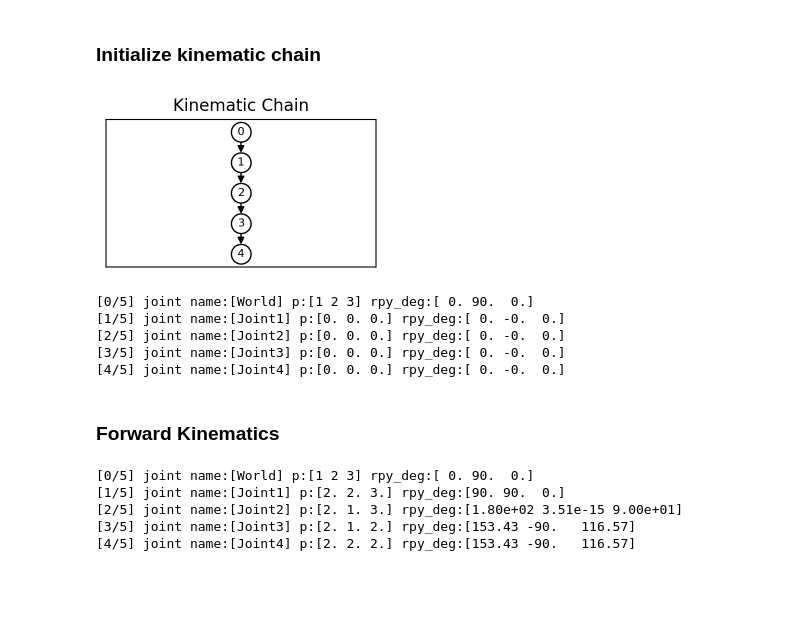
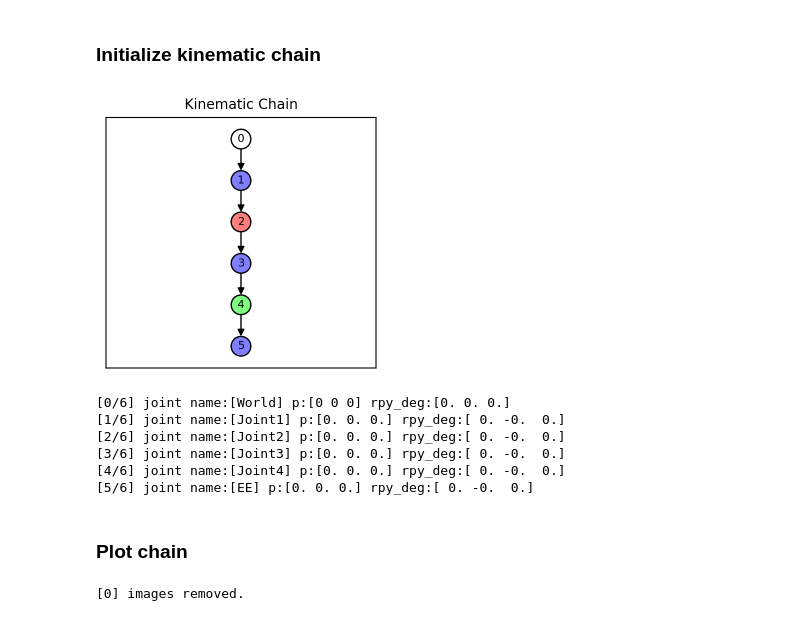
Before and after one commit to sjchoi86/yet-another-mujoco-tutorial-v3, a Jupyter notebook: code/demo_unit_02_kinematic_chain.ipynb, the cells around one changed output. Saved outputs shown, nothing was run; the diff lists cells and outputs as text; code cells hidden in the pictures; blank space fills up the shorter version.

Commit message:
Added kinematic chain functionalities

```diff
--- a/code/demo_unit_02_kinematic_chain.ipynb
+++ b/code/demo_unit_02_kinematic_chain.ipynb
@@ -168,27 +21,27 @@ Ready.
 ### Initialize kinematic chain
 # %%
 KC = KinematicChainClass(name='Kinematic Chain')
-KC.add_joint(name='World',p=np.array([1,2,3]),R=rpy2r(np.radians([0,90,0])))
-KC.add_joint(name='Joint1',parent_name='World',
-             p_offset=np.array([0,0,1]),R_offset=rpy2r(np.radians([90,0,0])))
-KC.add_joint(name='Joint2',parent_name='Joint1',
-             p_offset=np.array([0,0,1]),R_offset=rpy2r(np.radians([0,90,0])))
-KC.add_joint(name='Joint3',parent_name='Joint2',
-             p_offset=np.array([0,0,1]),R_offset=rpy2r(np.radians([0,90,0])))
-KC.add_joint(name='Joint4',parent_name='Joint3',
-             p_offset=np.array([0,0,1]),R_offset=rpy2r(np.radians([0,0,0])))
+KC.add_joint(name='World',p=np.array([0,0,0]),R=rpy2r(np.radians([0,0,0])))
+KC.add_joint(name='Joint1',a=np.array([0,0,1]),parent_name='World',
+             p_offset=np.array([0,0,0.2]),R_offset=rpy2r(np.radians([0,0,0])))
+KC.add_joint(name='Joint2',a=np.array([1,0,0]),parent_name='Joint1',
+             p_offset=np.array([0,0,0.2]),R_offset=rpy2r(np.radians([0,0,0])))
+KC.add_joint(name='Joint3',a=np.array([0,0,1]),parent_name='Joint2',
+             p_offset=np.array([0,0,0.2]),R_offset=rpy2r(np.radians([0,0,0])))
+KC.add_joint(name='Joint4',a=np.array([0,1,0]),parent_name='Joint3',
+             p_offset=np.array([0,0,0.2]),R_offset=rpy2r(np.radians([0,0,0])))
+KC.add_joint(name='EE',a=np.array([0,0,1]),parent_name='Joint4',
+             p_offset=np.array([0,0,0.2]),R_offset=rpy2r(np.radians([0,0,0])))
 # %%
 # Plot chain
-KC.plot_chain_graph(figsize=(3,2),node_size=200,font_size=8)
+KC.plot_chain_graph(figsize=(3,3),node_size=200,font_size_node=8,font_size_title=10)
+# Print chain info
+KC.print_chain_info()
 # %% [output]
-[figure, old version]
+[figure, new version]
+[0/6] joint name:[World] p:[0 0 0] rpy_deg:[0. 0. 0.]
+[1/6] joint name:[Joint1] p:[0. 0. 0.] rpy_deg:[ 0. -0.  0.]
+[2/6] joint name:[Joint2] p:[0. 0. 0.] rpy_deg:[ 0. -0.  0.]
+[3/6] joint name:[Joint3] p:[0. 0. 0.] rpy_deg:[ 0. -0.  0.]
+[4/6] joint name:[Joint4] p:[0. 0. 0.] rpy_deg:[ 0. -0.  0.]
+[5/6] joint name:[EE] p:[0. 0. 0.] rpy_deg:[ 0. -0.  0.]
-# %%
-KC.print_chain_info()
-# %% [output]
-[0/5] joint name:[World] p:[1 2 3] rpy_deg:[ 0. 90.  0.]
-[1/5] joint name:[Joint1] p:[0. 0. 0.] rpy_deg:[ 0. -0.  0.]
-[2/5] joint name:[Joint2] p:[0. 0. 0.] rpy_deg:[ 0. -0.  0.]
-[3/5] joint name:[Joint3] p:[0. 0. 0.] rpy_deg:[ 0. -0.  0.]
-[4/5] joint name:[Joint4] p:[0. 0. 0.] rpy_deg:[ 0. -0.  0.]
-# %% [markdown]
-### Forward Kinematics
@@ -197,8 +48,10 @@ KC.forward_kinematics()
-# %%
-KC.print_chain_info()
-# %% [output]
-[0/5] joint name:[World] p:[1 2 3] rpy_deg:[ 0. 90.  0.]
-[1/5] joint name:[Joint1] p:[2. 2. 3.] rpy_deg:[90. 90.  0.]
-[2/5] joint name:[Joint2] p:[2. 1. 3.] rpy_deg:[1.80e+02 3.51e-15 9.00e+01]
-[3/5] joint name:[Joint3] p:[2. 1. 2.] rpy_deg:[153.43 -90.   116.57]
-[4/5] joint name:[Joint4] p:[2. 2. 2.] rpy_deg:[153.43 -90.   116.57]
+# %% [markdown]
+### Plot chain
+# %%
+# Remove existing images
+png_paths = sorted(glob.glob('../temp/kin_chain_*.png'))
+for png_path in png_paths:
+    os.remove(png_path)
+print ("[%d] images removed."%(len(png_paths)))
+# %% [output]
+[0] images removed.
```
Also changed, not shown: parts of 8 cells of this notebook, 5 other files.
